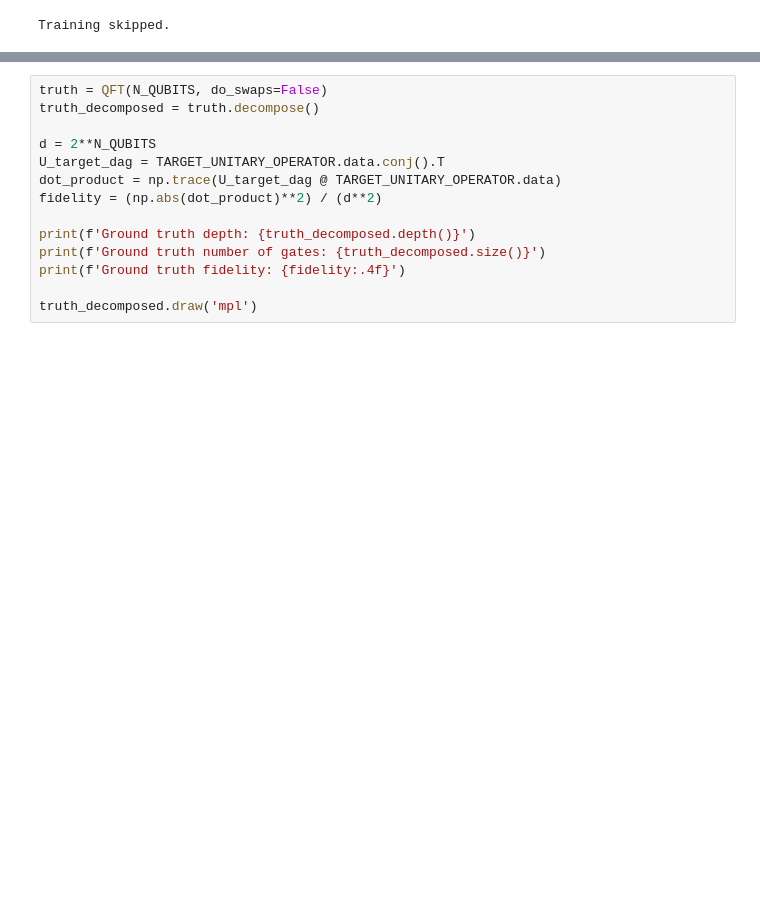
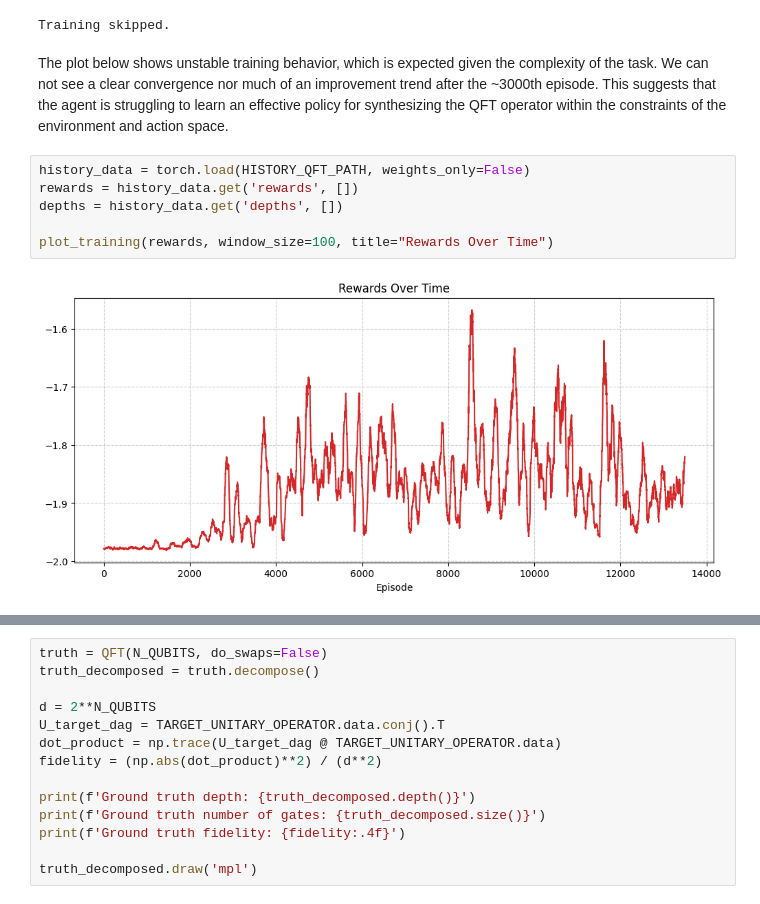
Before and after one commit to SepehrAkbari/qgate-dqn, a Jupyter notebook: notebook/operator_synthesis.ipynb, the cells around one changed output, grey strips where cells are left out. Drawn from its saved outputs; the diff is of its cells as text; blank space fills up the shorter version.

```diff
--- a/notebook/operator_synthesis.ipynb
+++ b/notebook/operator_synthesis.ipynb
@@ -309,3 +315,13 @@ else:
     print("Training skipped.")
 # %% [output]
 Training skipped.
+# %% [markdown]
+The plot below shows unstable training behavior, which is expected given the complexity of the task. We can not see a clear convergence nor much of an improvement trend after the ~3000th episode. This suggests that the agent is struggling to learn an effective policy for synthesizing the QFT operator within the constraints of the environment and action space.
+# %%
+history_data = torch.load(HISTORY_QFT_PATH, weights_only=False)
+rewards = history_data.get('rewards', [])
+depths = history_data.get('depths', [])
+
+plot_training(rewards, window_size=100, title="Rewards Over Time")
+# %% [output]
+[figure, added]
```
Also changed, not shown: parts of 8 cells of this notebook, 3 other files.
